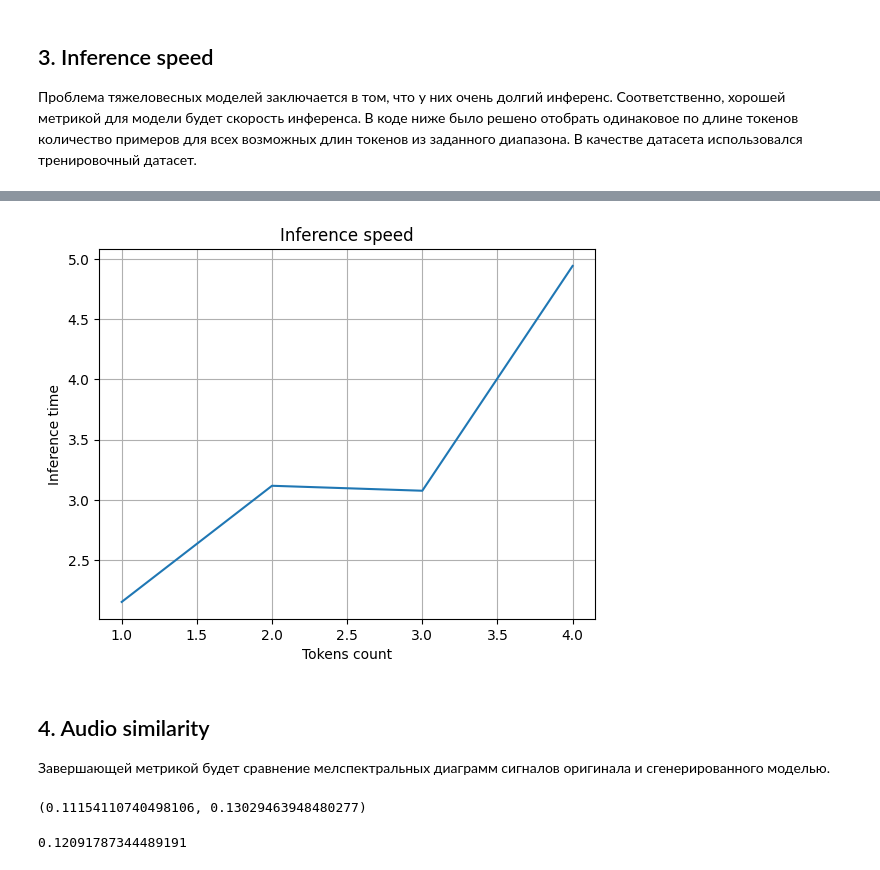
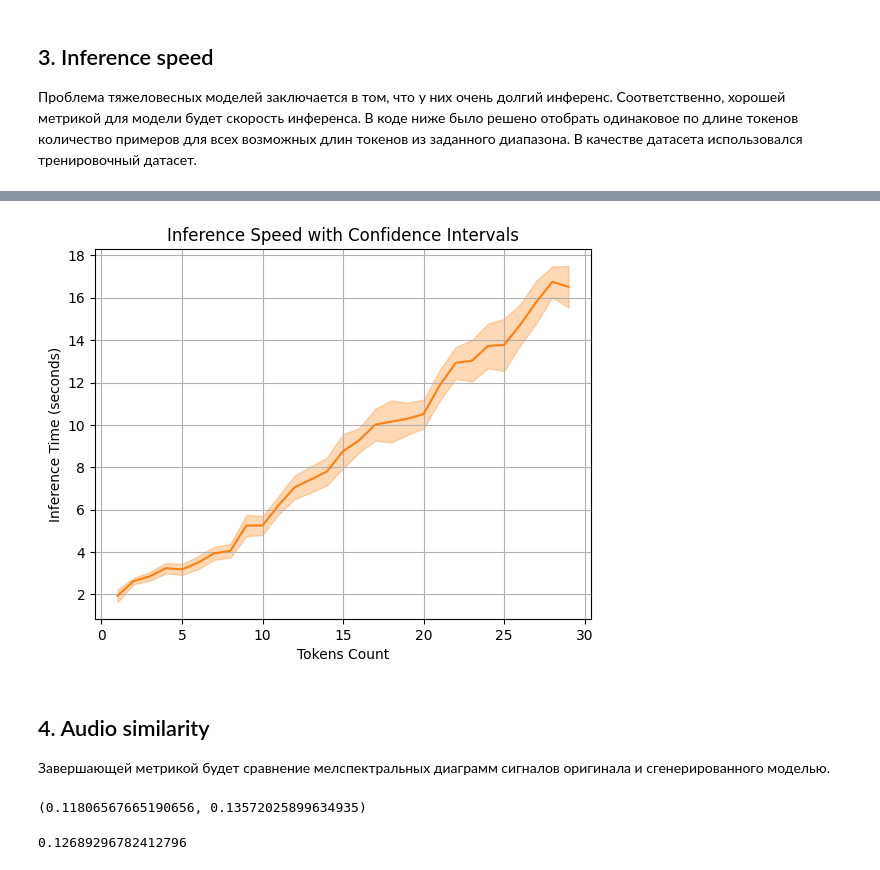
Before and after one commit to zdyaknoivl/Parler-TTS, a Jupyter notebook: parler_tts.ipynb, the cells around one changed output, grey strips where cells are left out. Cells and saved outputs as stored; diff of their text form; code cells hidden in the pictures.

Commit message:
conf intervals of inference speed added

```diff
--- a/parler_tts.ipynb
+++ b/parler_tts.ipynb
@@ -176,7 +188,7 @@ wer_metric.count_wer(sr, get_audio)
 from metrics.inference_speed import InferenceSpeed
 
 
-metric = InferenceSpeed(get_audio, num_samples=2, max_text_len=5)
+metric = InferenceSpeed(get_audio, num_samples=40, max_text_len=30)
 metric.plot_inference_speed()
 # %% [output]
 [nltk_data] Downloading package punkt_tab to /root/nltk_data...
@@ -184,4 +196,4 @@ metric.plot_inference_speed()
-[figure, old version]
+[figure, new version]
 # %% [markdown]
 ## 4. Audio similarity
 Завершающей метрикой будет сравнение мелспектральных диаграмм сигналов оригинала и сгенерированного моделью.
@@ -210,8 +222,8 @@ metric_similarity = AudioSimilarity(metric.dataset, get_audio_mel)
 # %%
 metric_similarity.count_similarity_conf_interval()
 # %% [output]
-(0.11154110740498106, 0.13029463948480277)
+(0.11806567665190656, 0.13572025899634935)
 # %%
 metric_similarity.count_similarity()
 # %% [output]
-0.12091787344489191
+0.12689296782412796
```
Also changed, not shown: parts of 7 cells of this notebook, 1 other file.
